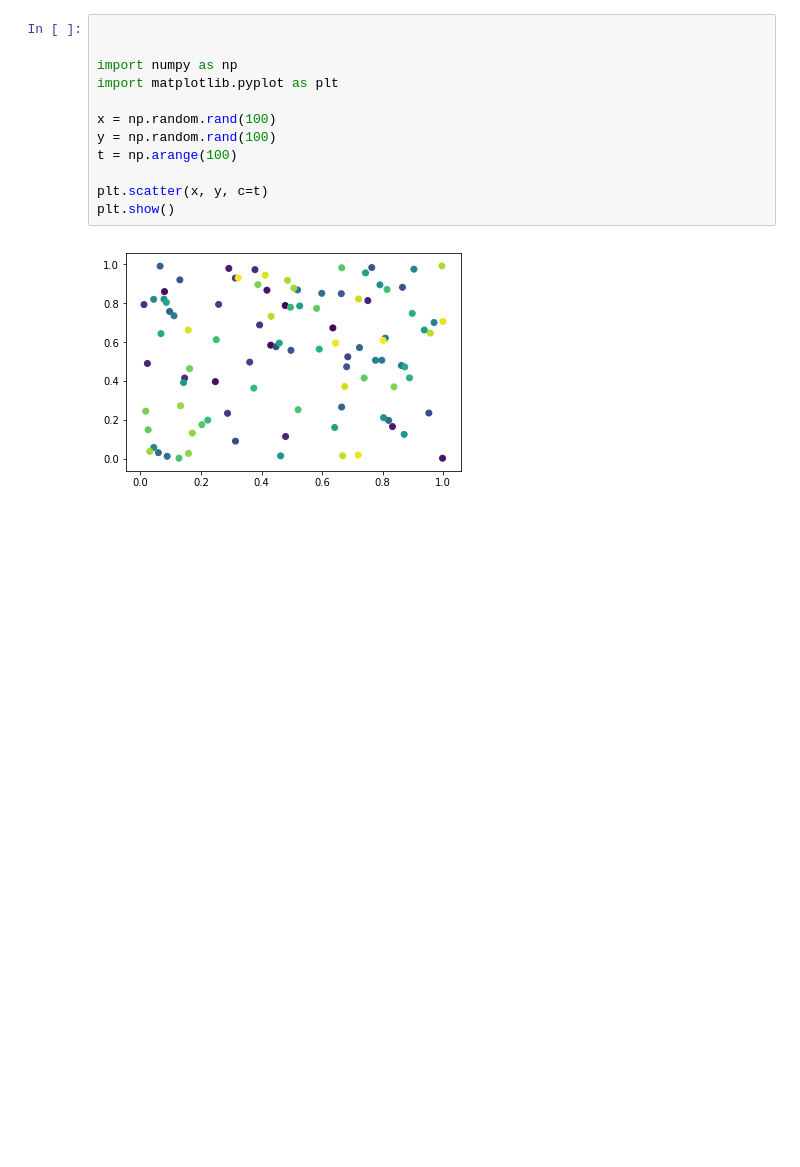
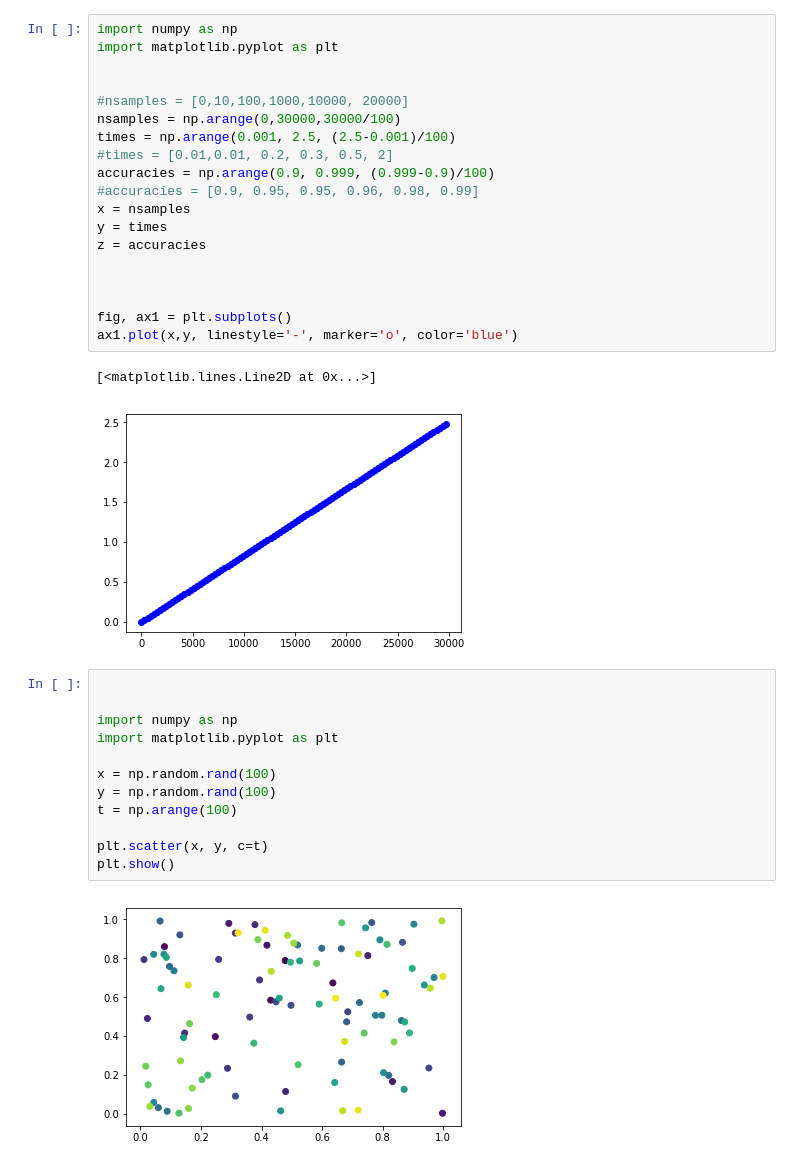
Before and after one commit to nouyang/cs181-s18-homeworks, a Jupyter notebook: T3/problem1.ipynb, the cells around one changed output. Cells and saved outputs as stored; diff of their text form; blank space fills up the shorter version.

```diff
--- a/T3/problem1.ipynb
+++ b/T3/problem1.ipynb
@@ -34,3 +41,25 @@ plt.axvline(0, color='gray')
+# %%
+import numpy as np
+import matplotlib.pyplot as plt
+
+
+#nsamples = [0,10,100,1000,10000, 20000]
+nsamples = np.arange(0,30000,30000/100)
+times = np.arange(0.001, 2.5, (2.5-0.001)/100)
+#times = [0.01,0.01, 0.2, 0.3, 0.5, 2]
+accuracies = np.arange(0.9, 0.999, (0.999-0.9)/100)
+#accuracies = [0.9, 0.95, 0.95, 0.96, 0.98, 0.99]
+x = nsamples
+y = times
+z = accuracies
+
+
+
+fig, ax1 = plt.subplots()
+ax1.plot(x,y, linestyle='-', marker='o', color='blue')
+# %% [output]
+[<matplotlib.lines.Line2D at 0x...>]
+[figure, added]
 # %%
 
 
```
Also changed, not shown: parts of 1 cell of this notebook, 34 other files.
